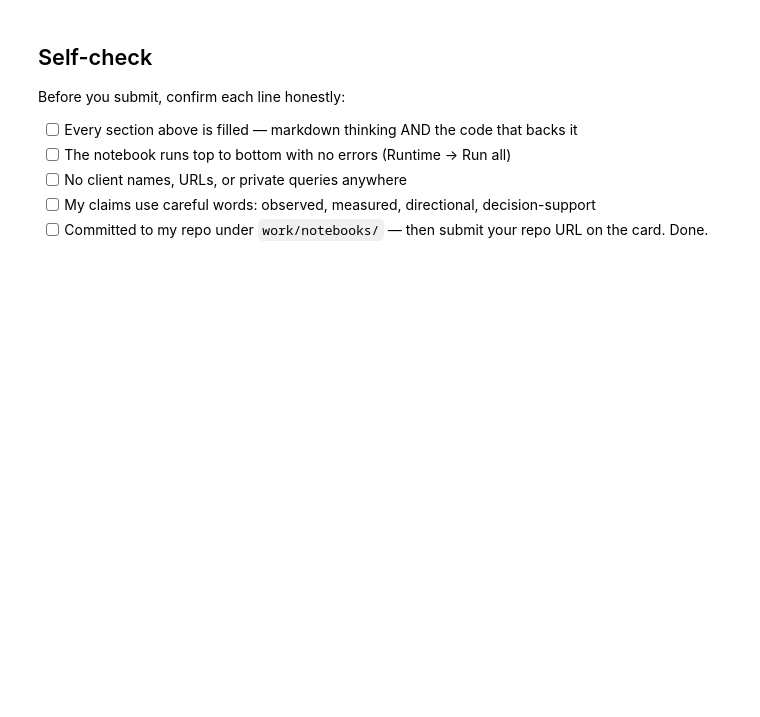
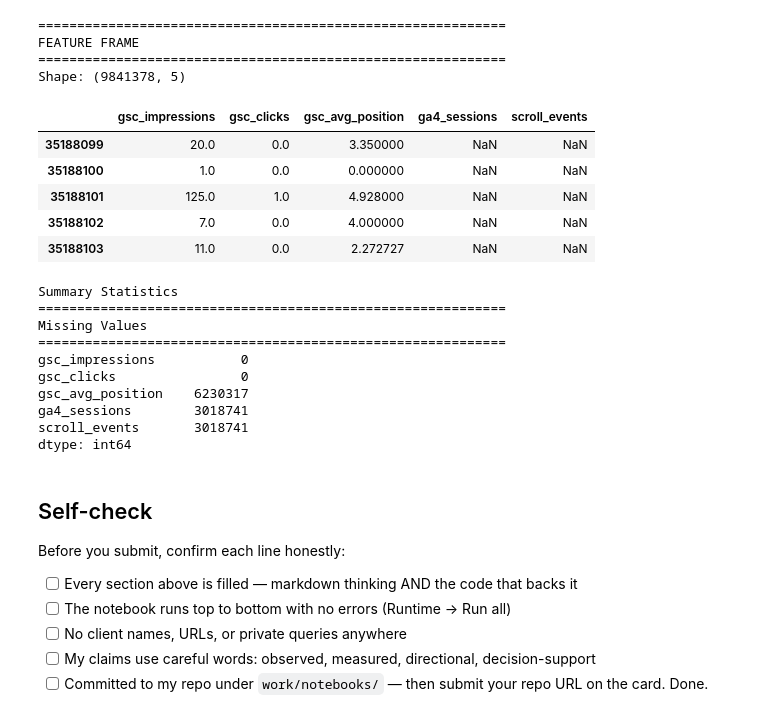
Before and after one commit to sayja-yug/flyrank-ml, a Jupyter notebook: work/notebooks/w03_data_contract.ipynb, the cells around one changed output. Cells and saved outputs as stored; diff of their text form; code cells hidden in the pictures; blank space fills up the shorter version.

```diff
--- a/work/notebooks/w03_data_contract.ipynb
+++ b/work/notebooks/w03_data_contract.ipynb
@@ -37,3 +527,55 @@ This skeleton is yours to fill. Work the sections **in order** — each one has
+# %%
+# =====================================================
+# SECTION 4 : Feature Frame
+# =====================================================
+
+feature_columns = [
+    "gsc_impressions",
+    "gsc_clicks",
+    "gsc_avg_position",
+    "ga4_sessions",
+    "scroll_events"
+]
+
+feature_df = df[feature_columns].copy()
+
+print("=" * 60)
+print("FEATURE FRAME")
+print("=" * 60)
+
+print("Shape:", feature_df.shape)
+
+print()
+
+display(feature_df.head())
+
+print("\nSummary Statistics")
+print("="*60)
+print("Missing Values")
+print("="*60)
+
+print(feature_df.isnull().sum())
+# %% [output]
+============================================================
+FEATURE FRAME
+============================================================
+Shape: (9841378, 5)
+|  | gsc_impressions | gsc_clicks | gsc_avg_position | ga4_sessions | scroll_events |
+| 35188099 | 20.0 | 0.0 | 3.350000 | NaN | NaN |
+| 35188100 | 1.0 | 0.0 | 0.000000 | NaN | NaN |
+| 35188101 | 125.0 | 1.0 | 4.928000 | NaN | NaN |
+| 35188102 | 7.0 | 0.0 | 4.000000 | NaN | NaN |
+| 35188103 | 11.0 | 0.0 | 2.272727 | NaN | NaN |
+Summary Statistics
+============================================================
+Missing Values
+============================================================
+gsc_impressions           0
+gsc_clicks                0
+gsc_avg_position    6230317
+ga4_sessions        3018741
+scroll_events       3018741
+dtype: int64
 # %% [markdown]
 ## Self-check
 
```
Also changed, not shown: parts of 16 cells of this notebook.
